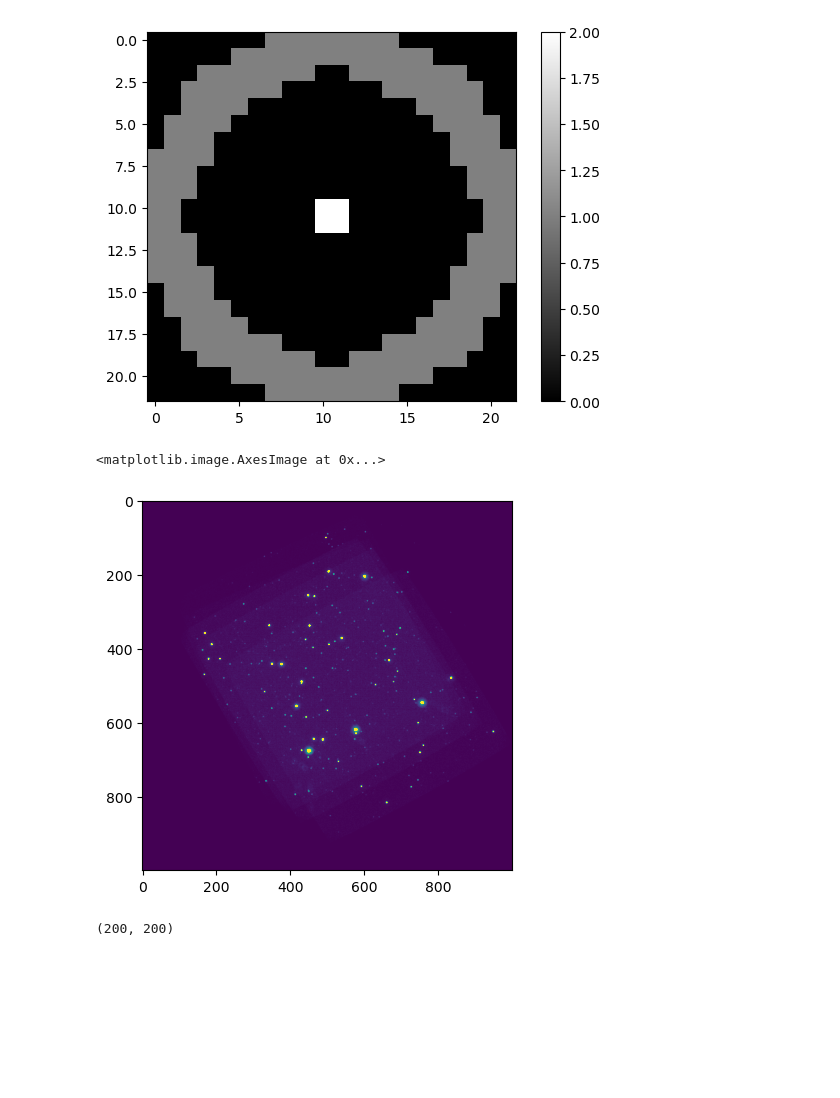
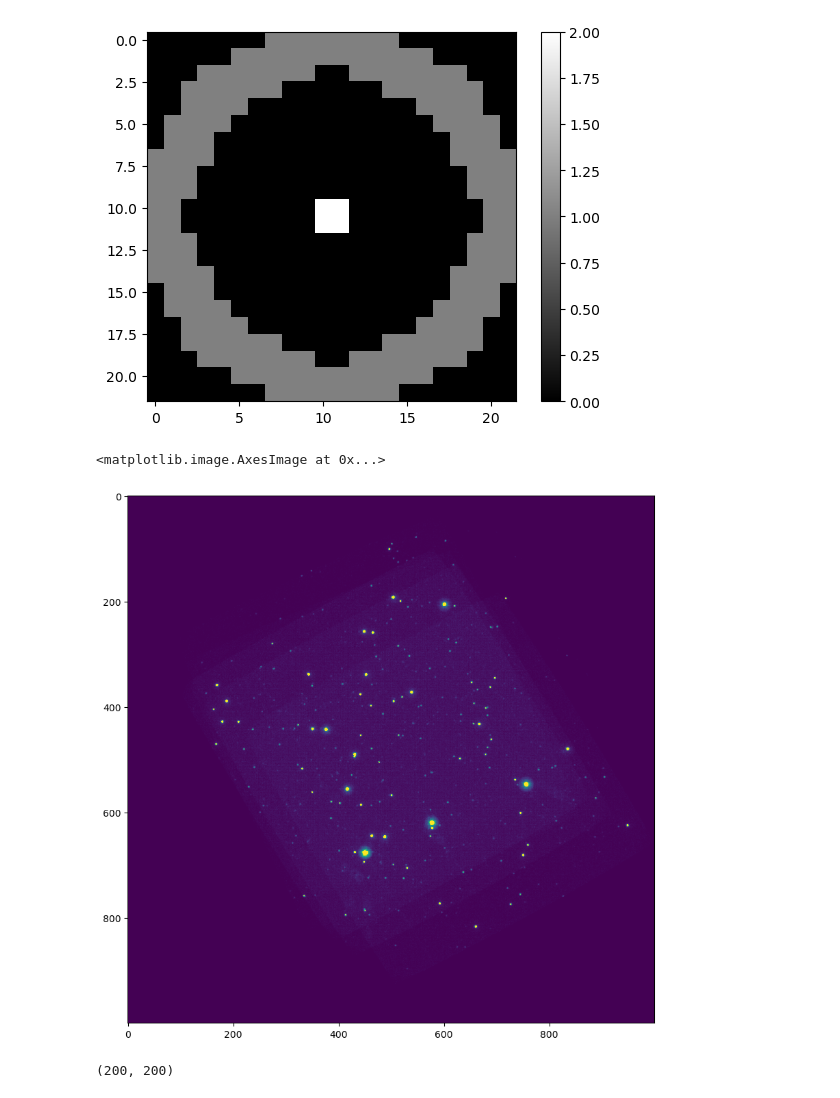
Before and after one commit to saphiooo/counting_stars, a Jupyter notebook: swift_uvot_events.ipynb, the cells around one changed output. Drawn from its saved outputs; the diff is of its cells as text; code cells hidden in the pictures; blank space fills up the shorter version.

```diff
--- a/swift_uvot_events.ipynb
+++ b/swift_uvot_events.ipynb
@@ -145,10 +145,11 @@ plt.colorbar()
 # %%
 flatImg = histdata
 # %%
+plt.figure(figsize=(10, 10))
 plt.imshow(flatImg, vmin=0, vmax=200)
 # %% [output]
 <matplotlib.image.AxesImage at 0x...>
-[figure, old version]
+[figure, new version]
 # %%
 ## signal-to-noise ratio function from counting_stars_v5
 
```
Also changed, not shown: parts of 8 cells of this notebook.
